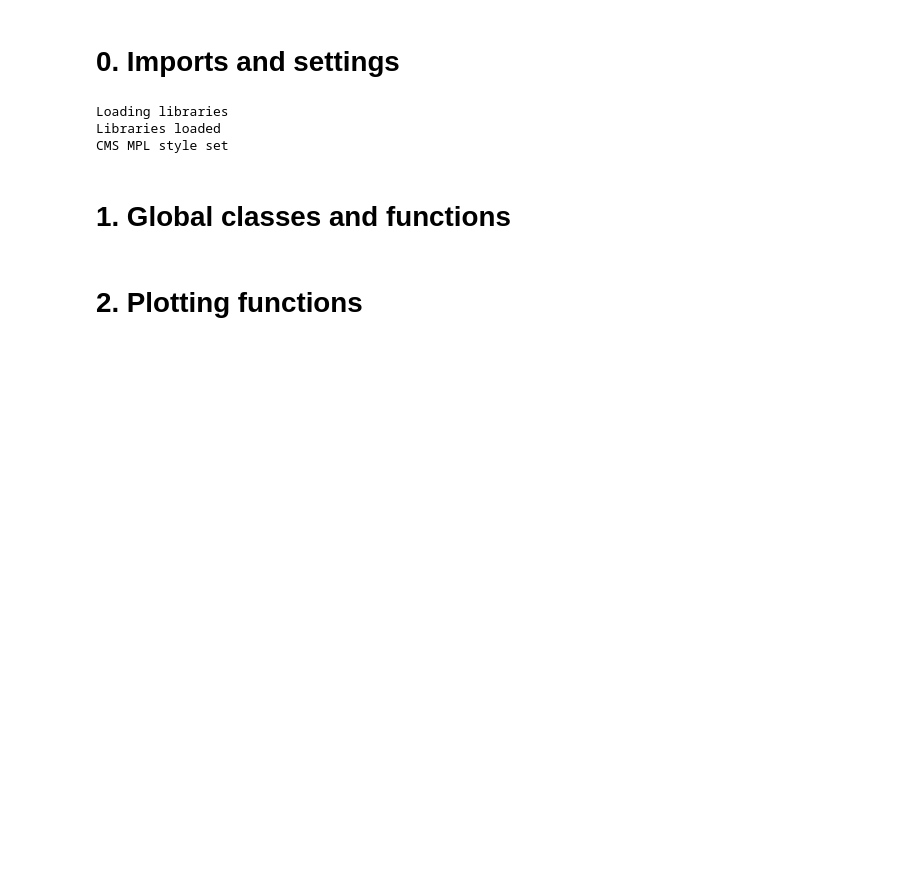
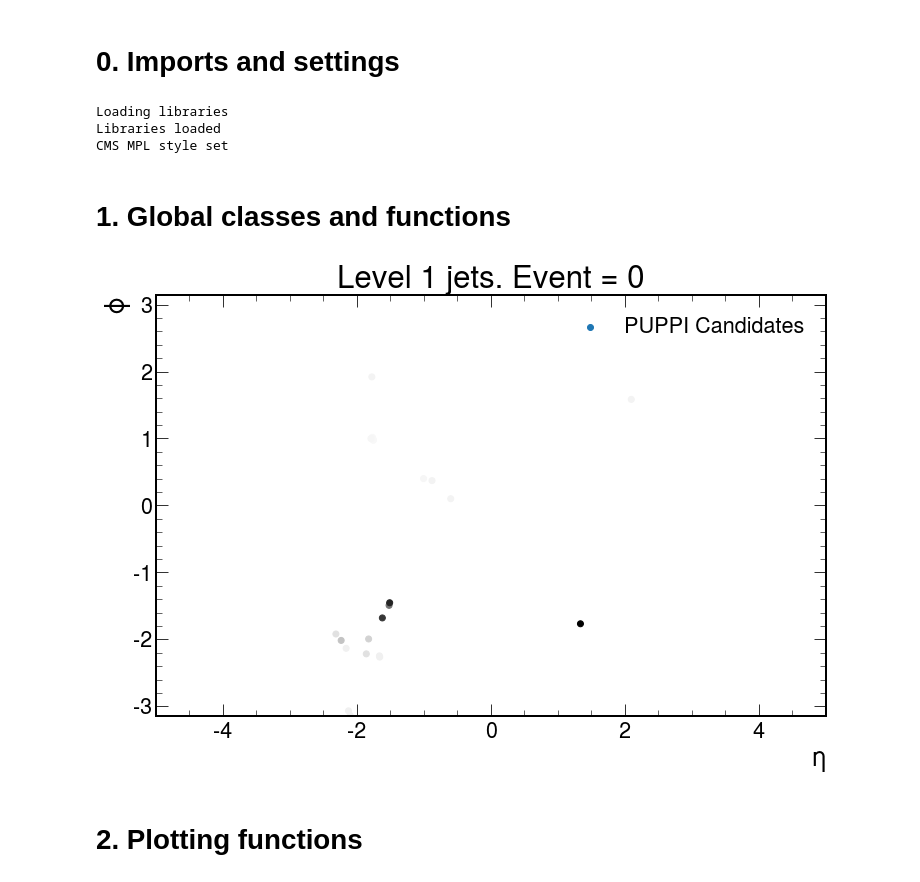
Before and after one commit to lrobertshaw/jetPlotting, a Jupyter notebook: jetAnalysis.ipynb, the cells around one changed output. Cells and saved outputs as stored; diff of their text form; code cells hidden in the pictures; blank space fills up the shorter version.

```diff
--- a/jetAnalysis.ipynb
+++ b/jetAnalysis.ipynb
@@ -66,3 +68,27 @@ class Jet:
         self.colour = newColour
     def changeMarker(self, newMarker):
         self.marker = newMarker
+# %%
+class Plot:
+    fig, ax = plt.subplots(figsize=(12, 12))
+
+    def __init__(self, event, candidates):
+        self.cands = candidates
+        self.event = event
+        self.jetsPlotted = []
+
+
+    def plotCands(self):
+        event, candidates = self.event, self.cands
+
+        self.ax.scatter(candidates.eta[event], candidates.phi[event], c=np.log(candidates.pt[event]), cmap="Greys", label="PUPPI Candidates")    # Plot PUPPI candidates
+
+        self.ax.set_xlabel('η')    # Set x and y labels
+        self.ax.set_ylabel('ϕ')    #
+        self.ax.set_ylim((-np.pi, np.pi))
+        self.ax.set_xlim((-5, 5))
+        self.ax.set_aspect('equal', 'box')
+        self.ax.set_title("Level 1 jets. Event = {}".format(event))
+        #mplhep.cms.label(label="Preliminary. Jet classification by three different algorithms. Event = {}".format(Ev), data=True, rlabel='14 TeV, 200 PU', fontsize=10)
+        self.ax.legend()
+        plt.show()
@@ -68,0 +147,2 @@ class Jet:
+# %%
+cands = Candidates(data=dat)
@@ -68,0 +151,6 @@ class Jet:
+# %%
+event0 = Plot(event=0, candidates=cands)
+# %%
+event0.plotCands()
+# %% [output]
+[figure, added]
```
Also changed, not shown: parts of 23 cells of this notebook.
